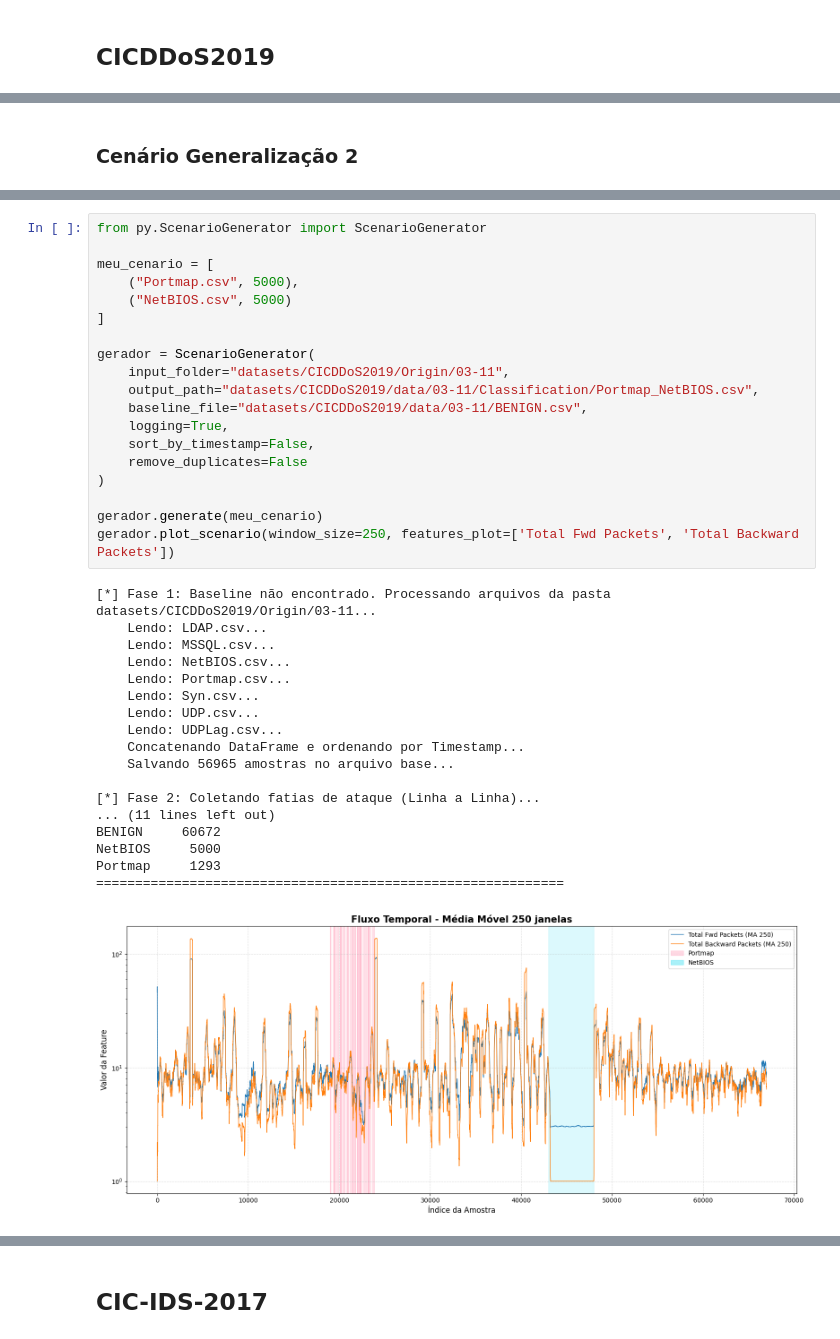
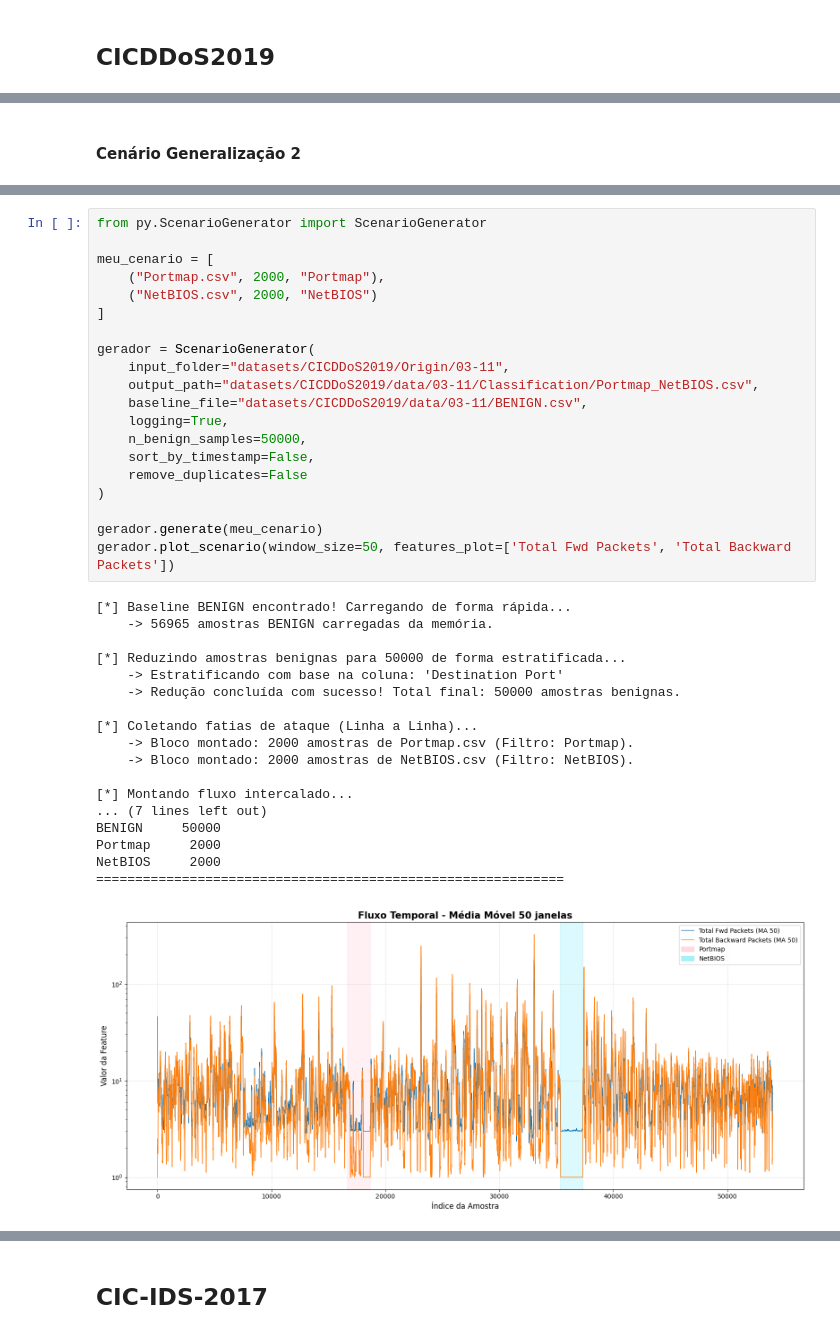
Before and after one commit to iRocktys/anomaly-detection-data-stream, a Jupyter notebook: Database.ipynb, the cells around one changed output, grey strips where cells are left out. Cells and saved outputs as stored; diff of their text form.

Commit message:
Criação dos cenários

```diff
--- a/Database.ipynb
+++ b/Database.ipynb
@@ -178,42 +435,43 @@ gerador.plot_scenario(window_size=250, features_plot=['Total Fwd Packets', 'Tota
 # %% [markdown]
-### Cenário Generalização 2
+#### Cenário Generalização 2
 # %% [markdown]
 ![Portmap_NetBIOS](datasets/CICDDoS2019/img/Portmap_NetBIOS.png)
 # %%
 from py.ScenarioGenerator import ScenarioGenerator
 
 meu_cenario = [
-    ("Portmap.csv", 5000),
-    ("NetBIOS.csv", 5000)
+    ("Portmap.csv", 2000, "Portmap"),
+    ("NetBIOS.csv", 2000, "NetBIOS")
 ]
 
 gerador = ScenarioGenerator(
     input_folder="datasets/CICDDoS2019/Origin/03-11",
     output_path="datasets/CICDDoS2019/data/03-11/Classification/Portmap_NetBIOS.csv",
     baseline_file="datasets/CICDDoS2019/data/03-11/BENIGN.csv",
     logging=True,
+    n_benign_samples=50000,
     sort_by_timestamp=False,
     remove_duplicates=False
 )
 
 gerador.generate(meu_cenario)
-gerador.plot_scenario(window_size=250, features_plot=['Total Fwd Packets', 'Total Backward Packets'])
+gerador.plot_scenario(window_size=50, features_plot=['Total Fwd Packets', 'Total Backward Packets'])
 # %% [output]
-[*] Fase 1: Baseline não encontrado. Processando arquivos da pasta datasets/CICDDoS2019/Origin/03-11...
-    Lendo: LDAP.csv...
-    Lendo: MSSQL.csv...
-    Lendo: NetBIOS.csv...
-    Lendo: Portmap.csv...
-    Lendo: Syn.csv...
-    Lendo: UDP.csv...
-    Lendo: UDPLag.csv...
-    Concatenando DataFrame e ordenando por Timestamp...
-    Salvando 56965 amostras no arquivo base...
+[*] Baseline BENIGN encontrado! Carregando de forma rápida...
+    -> 56965 amostras BENIGN carregadas da memória.
 
-[*] Fase 2: Coletando fatias de ataque (Linha a Linha)...
-... (11 lines left out)
-BENIGN     60672
-NetBIOS     5000
-Portmap     1293
+[*] Reduzindo amostras benignas para 50000 de forma estratificada...
+    -> Estratificando com base na coluna: 'Destination Port'
+    -> Redução concluída com sucesso! Total final: 50000 amostras benignas.
+
+[*] Coletando fatias de ataque (Linha a Linha)...
+    -> Bloco montado: 2000 amostras de Portmap.csv (Filtro: Portmap).
+    -> Bloco montado: 2000 amostras de NetBIOS.csv (Filtro: NetBIOS).
+
+[*] Montando fluxo intercalado...
+... (7 lines left out)
+BENIGN     50000
+Portmap     2000
+NetBIOS     2000
 ============================================================
-[figure, old version]
+[figure, new version]
```
Also changed, not shown: parts of 29 cells of this notebook, 2 other files.
